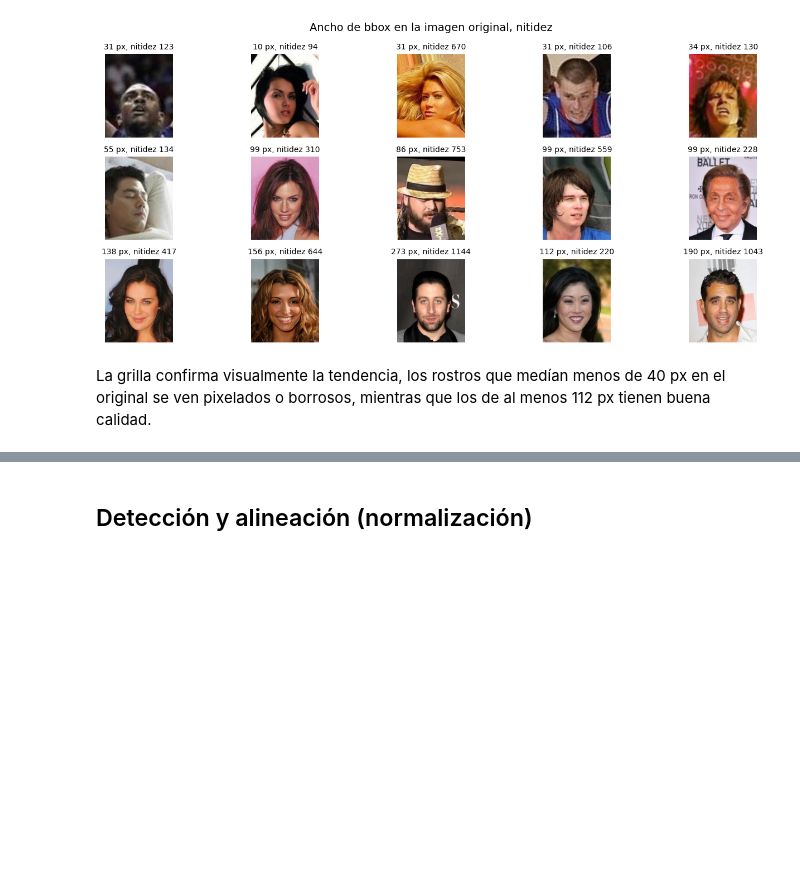
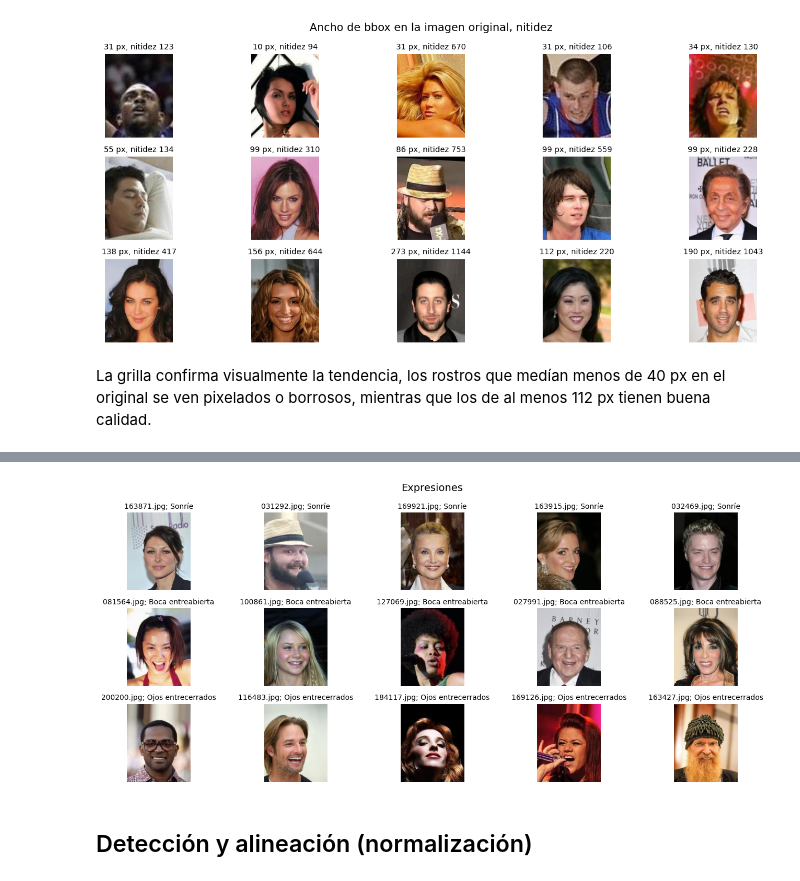
Before and after one commit to maximoalva/tuia-face-recognition-app, a Jupyter notebook: 1-pre-processing.ipynb, the cells around one changed output, grey strips where cells are left out. Saved outputs shown, nothing was run; the diff lists cells and outputs as text; code cells hidden in the pictures; blank space fills up the shorter version.

```diff
--- a/1-pre-processing.ipynb
+++ b/1-pre-processing.ipynb
@@ -515,3 +558,13 @@ La grilla confirma visualmente la tendencia, los rostros que medían menos de 40
+# %%
+imgs, titles = [], []
+for nombre in ["Sonríe", "Boca entreabierta", "Ojos entrecerrados"]:
+    sub = df[atributos[nombre] == 1].sample(n=5, random_state=SEED)
+    imgs += sub["src_path"].tolist()
+    titles += [f"{i}; {nombre}" for i in sub["image_id"]]
+
+show_images(imgs, titles=titles, ncols=5, size=(14, 6), suptitle="Expresiones")
+# %% [output]
+[figure, added]
 # %% [markdown]
 ## Detección y alineación (normalización)
 # %% [markdown]
```
Also changed, not shown: parts of 10 cells of this notebook.
